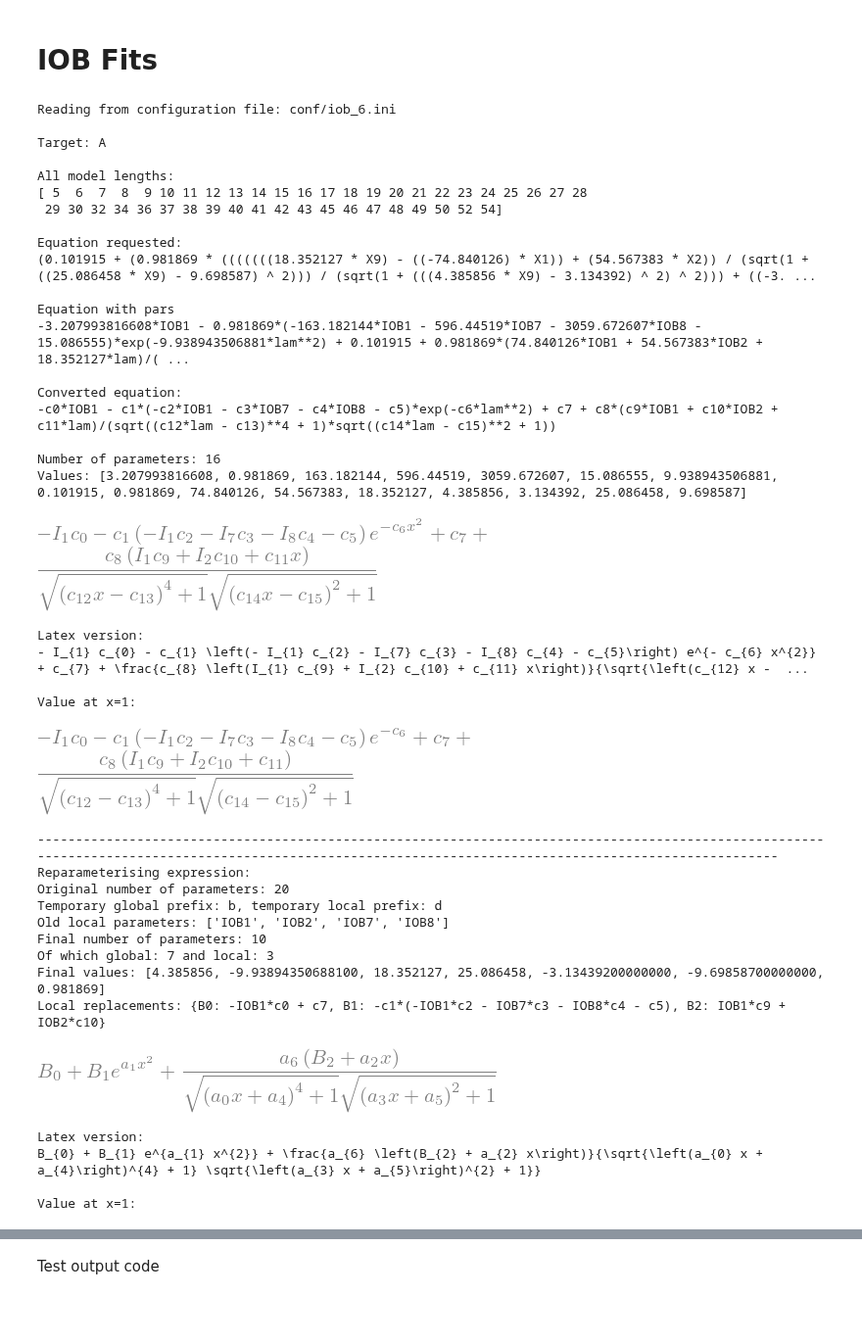
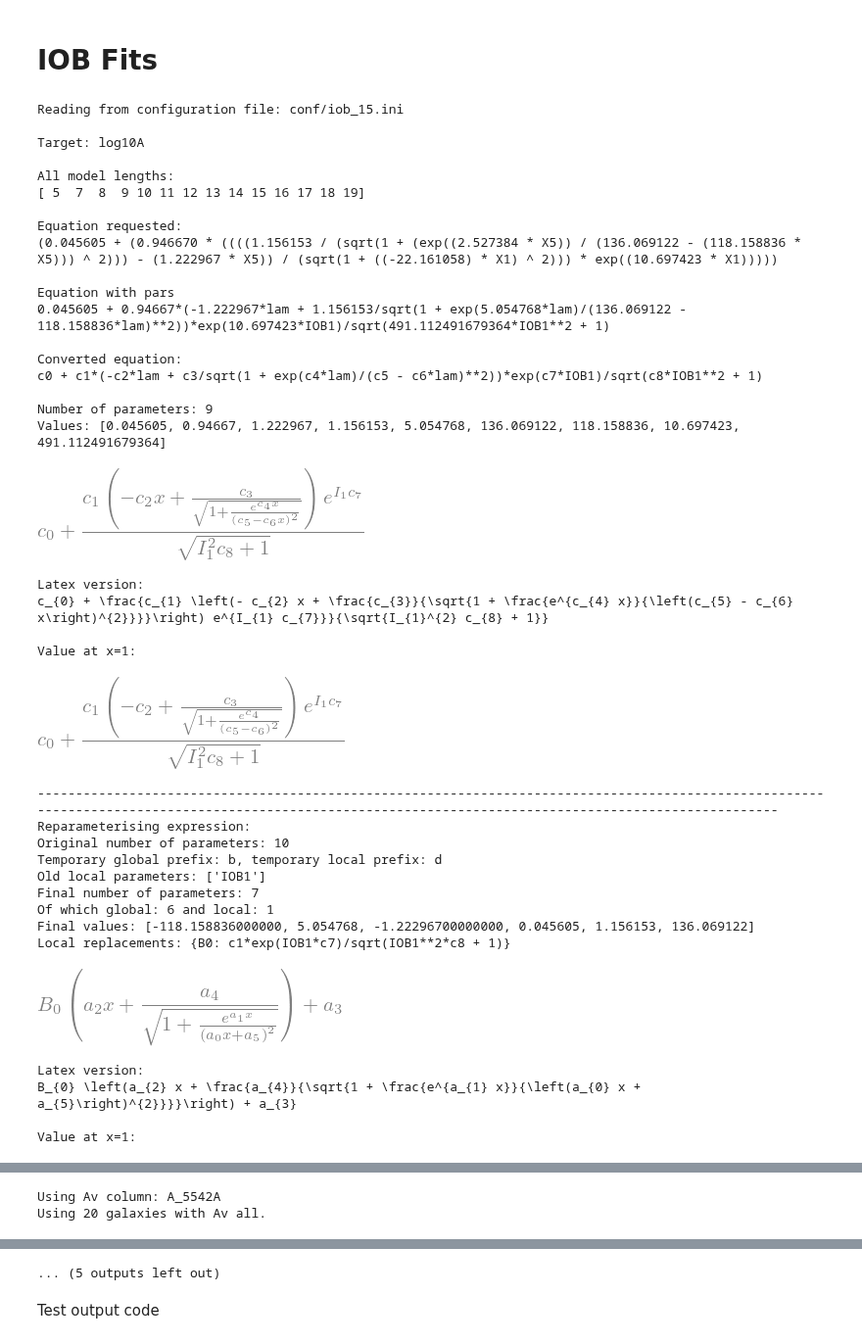
Before and after one commit to maho3/iob-attenuation, a Jupyter notebook: symbolic_regression/Results.ipynb, the cells around one changed output, grey strips where cells are left out. Shown at 98% size. Saved outputs shown, nothing was run; the diff lists cells and outputs as text; code cells hidden in the pictures; blank space fills up the shorter version.

```diff
--- a/symbolic_regression/Results.ipynb
+++ b/symbolic_regression/Results.ipynb
@@ -15,60 +15,60 @@ import re
 # %%
 ini_file = 'conf/iob_1.ini'; ilen = 72
 ini_file = 'conf/iob_2.ini'; ilen = 51
 ini_file = 'conf/iob_3.ini'; ilen = 32
 # ini_file = 'conf/iob_4.ini'; ilen = 30
 ini_file = 'conf/iob_6.ini'; ilen = 32 # quite simple -> rerunning as iob_10 with 24 hours
 # ini_file = 'conf/iob_7.ini'; ilen = 27
 # ini_file = 'conf/iob_8.ini'; ilen = 32 # not very good
 # ini_file = 'conf/iob_9.ini'; ilen = 28
 # ini_file = 'conf/iob_10.ini'; ilen = 34
 # ilen = 32
 # ini_file = 'conf/iob_11.ini'; ilen = None
 # ini_file = 'conf/iob_12.ini'; ilen = 31
 # ini_file = 'conf/iob_13.ini'; ilen = None
 # ini_file = 'conf/iob_14.ini'; ilen = 29
+# ini_file = 'conf/iob_15.ini';
 # ilen = None
 processing_fun.plot_pareto(ini_file, ilen=ilen, prefix='c')
-# processing_fun.prediction_plots(ini_file, ilen=ilen);
-processing_fun.plot_example(ini_file, ilen=ilen, nexamples=6, offset=24, plot_av_diff=False, plot_dF_F=False);
-# processing_fun.compare_to_literature(ini_file, ilen=ilen, which_gals='all', use_optimised=False);
+processing_fun.prediction_plots(ini_file, ilen=ilen);
+processing_fun.plot_example(ini_file, ilen=ilen, nexamples=4, offset=0, plot_av_diff=True, plot_dF_F=True);
+processing_fun.compare_to_literature(ini_file, ilen=ilen, which_gals='all', use_optimised=False);
 # %% [output]
-Reading from configuration file: conf/iob_6.ini
+Reading from configuration file: conf/iob_15.ini
 
-Target: A
+Target: log10A
 
 All model lengths:
-[ 5  6  7  8  9 10 11 12 13 14 15 16 17 18 19 20 21 22 23 24 25 26 27 28
- 29 30 32 34 36 37 38 39 40 41 42 43 45 46 47 48 49 50 52 54]
+[ 5  7  8  9 10 11 12 13 14 15 16 17 18 19]
 
 Equation requested:
-(0.101915 + (0.981869 * (((((((18.352127 * X9) - ((-74.840126) * X1)) + (54.567383 * X2)) / (sqrt(1 + ((25.086458 * X9) - 9.698587) ^ 2))) / (sqrt(1 + (((4.385856 * X9) - 3.134392) ^ 2) ^ 2))) + ((-3. ...
+(0.045605 + (0.946670 * ((((1.156153 / (sqrt(1 + (exp((2.527384 * X5)) / (136.069122 - (118.158836 * X5))) ^ 2))) - (1.222967 * X5)) / (sqrt(1 + ((-22.161058) * X1) ^ 2))) * exp((10.697423 * X1)))))
 
 Equation with pars
--3.207993816608*IOB1 - 0.981869*(-163.182144*IOB1 - 596.44519*IOB7 - 3059.672607*IOB8 - 15.086555)*exp(-9.938943506881*lam**2) + 0.101915 + 0.981869*(74.840126*IOB1 + 54.567383*IOB2 + 18.352127*lam)/( ...
+0.045605 + 0.94667*(-1.222967*lam + 1.156153/sqrt(1 + exp(5.054768*lam)/(136.069122 - 118.158836*lam)**2))*exp(10.697423*IOB1)/sqrt(491.112491679364*IOB1**2 + 1)
 
 Converted equation:
--c0*IOB1 - c1*(-c2*IOB1 - c3*IOB7 - c4*IOB8 - c5)*exp(-c6*lam**2) + c7 + c8*(c9*IOB1 + c10*IOB2 + c11*lam)/(sqrt((c12*lam - c13)**4 + 1)*sqrt((c14*lam - c15)**2 + 1))
+c0 + c1*(-c2*lam + c3/sqrt(1 + exp(c4*lam)/(c5 - c6*lam)**2))*exp(c7*IOB1)/sqrt(c8*IOB1**2 + 1)
 
-Number of parameters: 16
-Values: [3.207993816608, 0.981869, 163.182144, 596.44519, 3059.672607, 15.086555, 9.938943506881, 0.101915, 0.981869, 74.840126, 54.567383, 18.352127, 4.385856, 3.134392, 25.086458, 9.698587]
+Number of parameters: 9
+Values: [0.045605, 0.94667, 1.222967, 1.156153, 5.054768, 136.069122, 118.158836, 10.697423, 491.112491679364]
-[figure, old version]
+[figure, new version]
 Latex version:
-- I_{1} c_{0} - c_{1} \left(- I_{1} c_{2} - I_{7} c_{3} - I_{8} c_{4} - c_{5}\right) e^{- c_{6} x^{2}} + c_{7} + \frac{c_{8} \left(I_{1} c_{9} + I_{2} c_{10} + c_{11} x\right)}{\sqrt{\left(c_{12} x -  ...
+c_{0} + \frac{c_{1} \left(- c_{2} x + \frac{c_{3}}{\sqrt{1 + \frac{e^{c_{4} x}}{\left(c_{5} - c_{6} x\right)^{2}}}}\right) e^{I_{1} c_{7}}}{\sqrt{I_{1}^{2} c_{8} + 1}}
 
 Value at x=1:
-[figure, old version]
+[figure, new version]
 --------------------------------------------------------------------------------------------------------------------------------------------------------------------------------------------------------
 Reparameterising expression:
-Original number of parameters: 20
+Original number of parameters: 10
 Temporary global prefix: b, temporary local prefix: d
-Old local parameters: ['IOB1', 'IOB2', 'IOB7', 'IOB8']
-Final number of parameters: 10
-Of which global: 7 and local: 3
-Final values: [4.385856, -9.93894350688100, 18.352127, 25.086458, -3.13439200000000, -9.69858700000000, 0.981869]
-Local replacements: {B0: -IOB1*c0 + c7, B1: -c1*(-IOB1*c2 - IOB7*c3 - IOB8*c4 - c5), B2: IOB1*c9 + IOB2*c10}
+Old local parameters: ['IOB1']
+Final number of parameters: 7
+Of which global: 6 and local: 1
+Final values: [-118.158836000000, 5.054768, -1.22296700000000, 0.045605, 1.156153, 136.069122]
+Local replacements: {B0: c1*exp(IOB1*c7)/sqrt(IOB1**2*c8 + 1)}
-[figure, old version]
+[figure, new version]
 Latex version:
-B_{0} + B_{1} e^{a_{1} x^{2}} + \frac{a_{6} \left(B_{2} + a_{2} x\right)}{\sqrt{\left(a_{0} x + a_{4}\right)^{4} + 1} \sqrt{\left(a_{3} x + a_{5}\right)^{2} + 1}}
+B_{0} \left(a_{2} x + \frac{a_{4}}{\sqrt{1 + \frac{e^{a_{1} x}}{\left(a_{0} x + a_{5}\right)^{2}}}}\right) + a_{3}
 
 Value at x=1:
@@ -85,0 +110,2 @@ Target: A
+Using Av column: A_5542A
+Using 20 galaxies with Av all.
@@ -86,3 +127,4 @@ Target: A
+... (5 outputs left out)
 # %% [markdown]
 Test output code
 # %%
```
Also changed, not shown: parts of 1 cell of this notebook, 10 other files.
